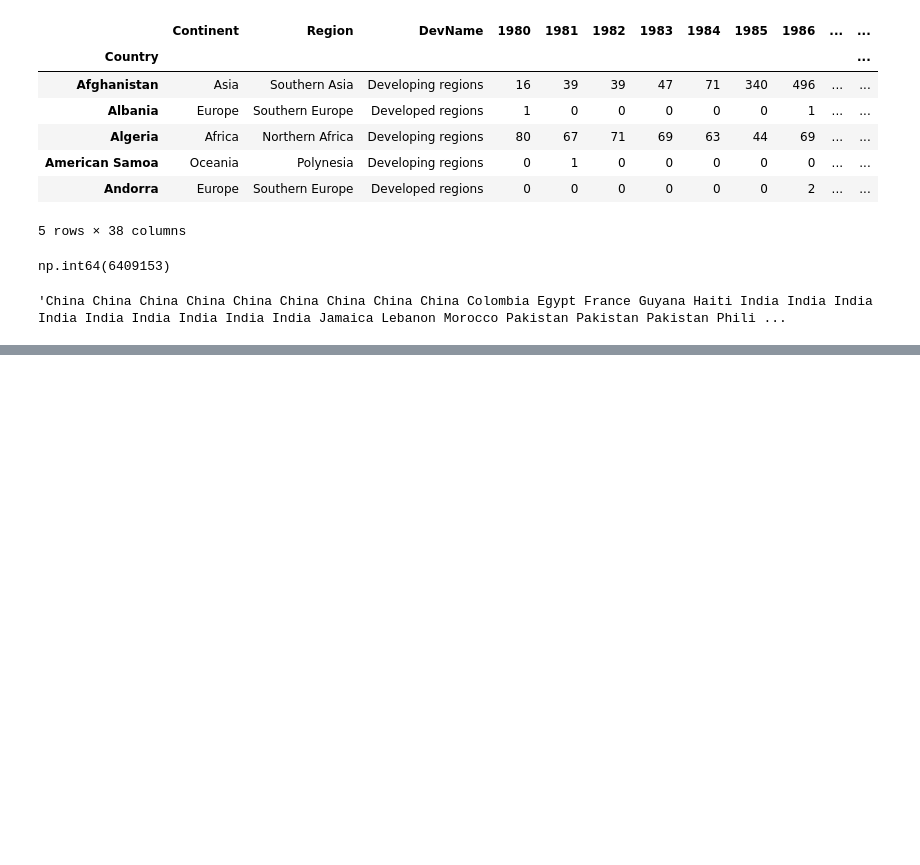
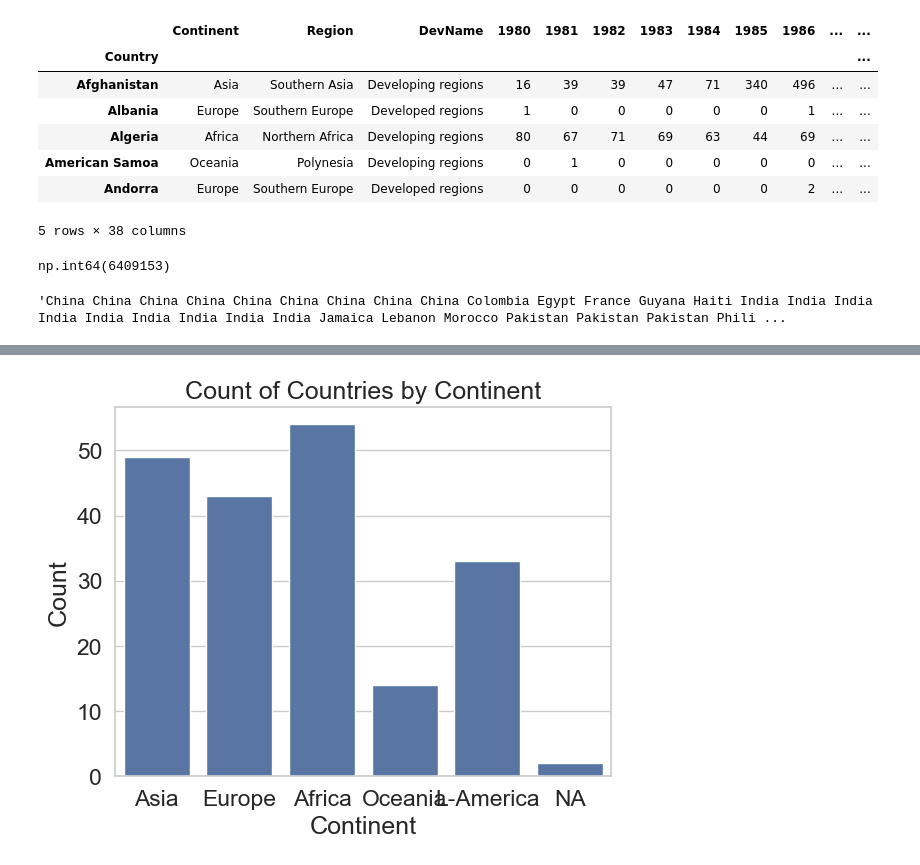
Before and after one commit to Pavannrajj/daily-data-analysis-practice, a Jupyter notebook: seaborn/seaborn.ipynb, the cells around one changed output, grey strips where cells are left out. Saved outputs shown, nothing was run; the diff lists cells and outputs as text; code cells hidden in the pictures; blank space fills up the shorter version.

```diff
--- a/seaborn/seaborn.ipynb
+++ b/seaborn/seaborn.ipynb
@@ -227,0 +244,8 @@ plt.show()
+# %%
+sns.countplot(x = df_new['Continent'])
+plt.xlabel('Continent')
+plt.ylabel('Count')
+plt.title('Count of Countries by Continent')
+plt.show()
+# %% [output]
+[figure, added]
```
Also changed, not shown: parts of 22 cells of this notebook.
